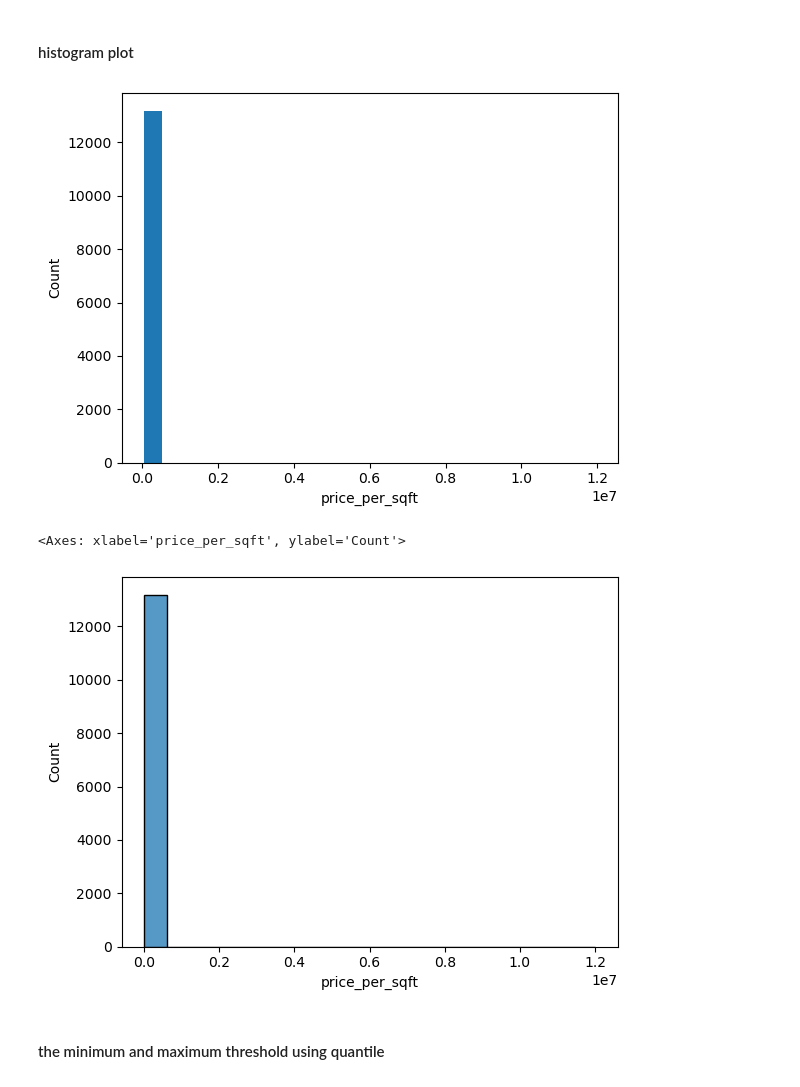
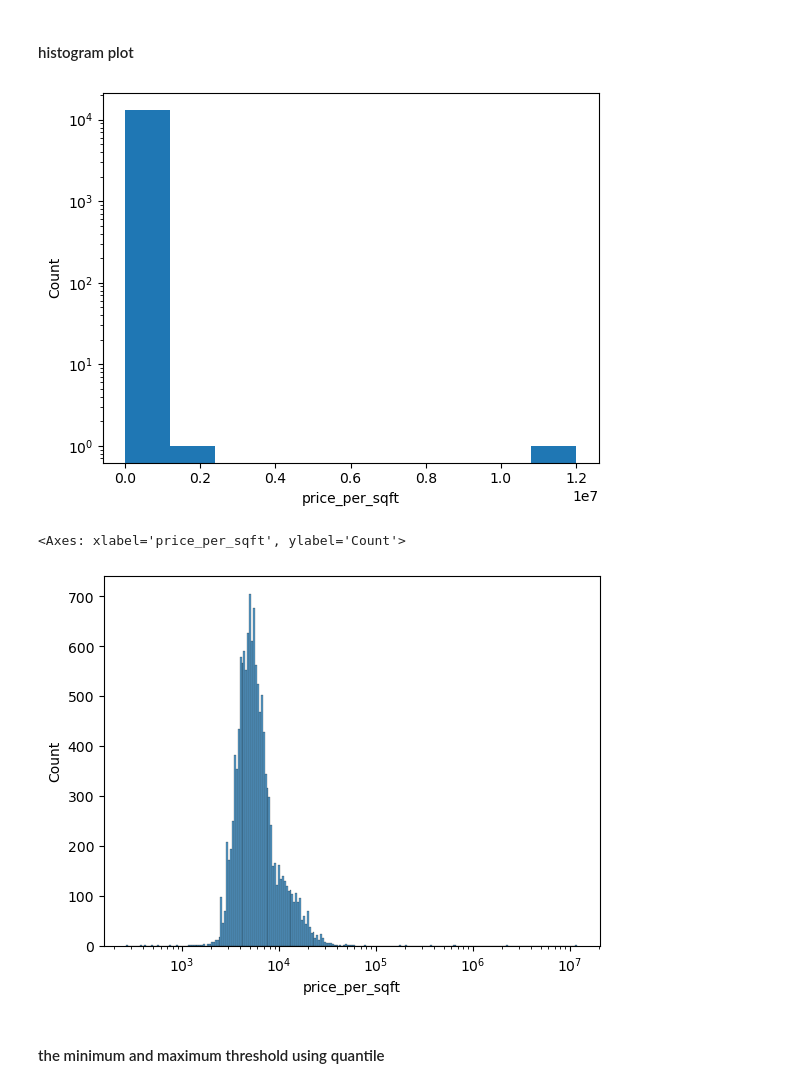
Before and after one commit to GichukiEdwin/Advanced_EDA_and_Feature_Engineering, a Jupyter notebook: House_Price_in_Banglore.ipynb, the cells around one changed output. Saved outputs shown, nothing was run; the diff lists cells and outputs as text; code cells hidden in the pictures.

```diff
--- a/House_Price_in_Banglore.ipynb
+++ b/House_Price_in_Banglore.ipynb
@@ -70,17 +70,18 @@ sns.boxplot(df['price_per_sqft'])
 
 #### histogram  plot
 # %%
-plt.hist(df['price_per_sqft'],bins=20,rwidth=0.8)
+plt.hist(df['price_per_sqft'])
 plt.xlabel('price_per_sqft')
 plt.ylabel('Count')
+plt.yscale('log')
 plt.show()
 # %% [output]
-[figure, old version]
+[figure, new version]
 # %%
-sns.histplot(df['price_per_sqft'],bins=20)
+sns.histplot(df['price_per_sqft'],log_scale=True)
 # %% [output]
 <Axes: xlabel='price_per_sqft', ylabel='Count'>
-[figure, old version]
+[figure, new version]
 # %% [markdown]
 #### the minimum and maximum threshold using quantile
 # %%
```
Also changed, not shown: parts of 22 cells of this notebook, 1 other file.
